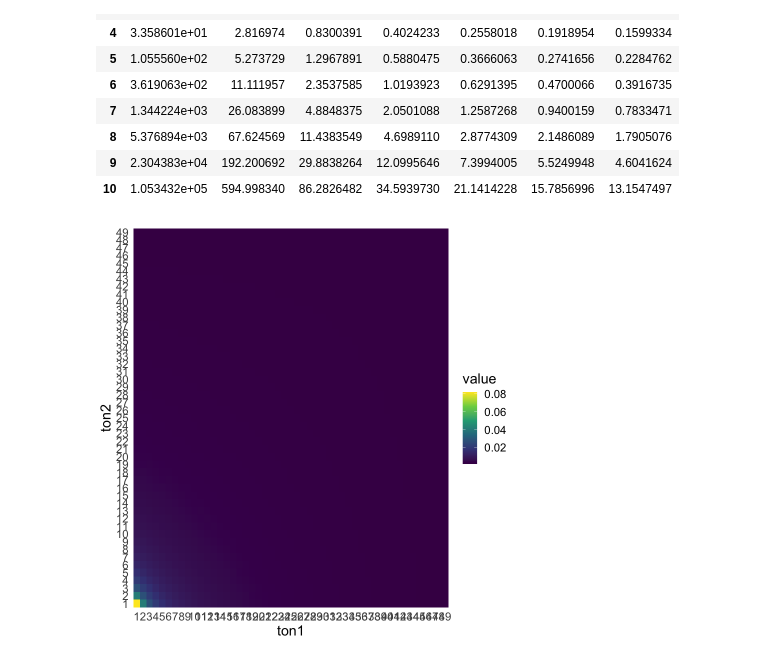
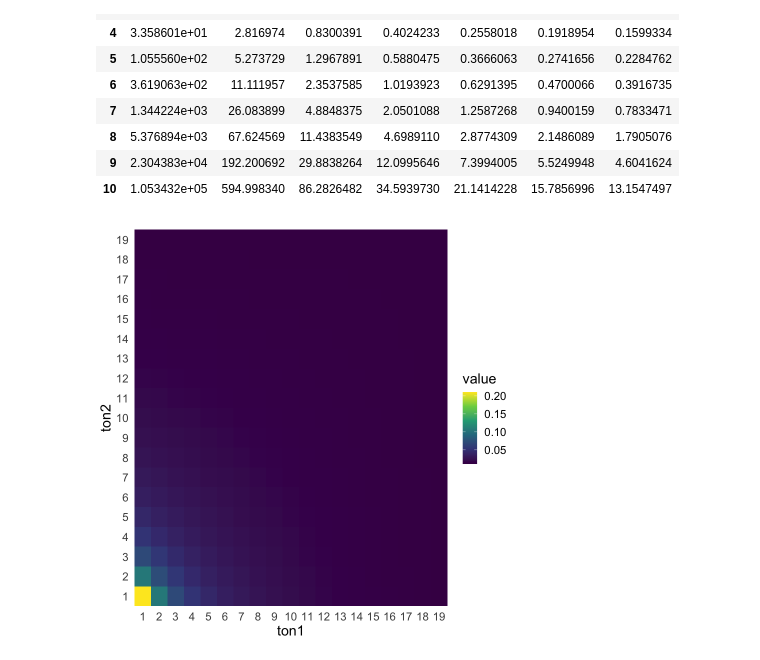
Before and after one commit to munch-group/phase-type-distributions, a Jupyter notebook: notebooks/partitions-R.ipynb, the cells around one changed output. Drawn from its saved outputs; the diff is of its cells as text; code cells hidden in the pictures.

```diff
--- a/notebooks/partitions-R.ipynb
+++ b/notebooks/partitions-R.ipynb
@@ -105,10 +91,10 @@ plot_cov_mat <- function(cov_mat) {
 # %%
 block_coalescent <- function(n) {
 
-    state_vector_length <- 1 + 1
+    state_vector_length <- 1
     graph <- create_graph(state_vector_length)
     starting_vertex <- vertex_at(graph, 1)
-    initial_state <- c(0, 0)
+    initial_state <- c(0)
     initial_state[1] <- n
     add_edge(starting_vertex, create_vertex(graph, initial_state), 1)
     index <- 2
@@ -128,7 +114,7 @@ block_coalescent <- function(n) {
     return(graph)
 }
 # %%
-n <- 4
+n <- 5
 graph <- block_coalescent(n)
 gam <- graph_as_matrix(graph)
 # %%
@@ -186,0 +157,24 @@ Precompute rewards for a range of sample sizes:
+# %%
+coalescent_reward_matrix <- function(n) {
+    rewards <- matrix(0, n, n)
+    for (p in equivalence_classes(n)) {
+        counts <- ton_counts(p, n)
+        rewards[length(p), ] <- rewards[length(p), ] + counts * multinom(counts)
+    }
+    rewards <- rewards[-1, -ncol(rewards)]
+    if (n == 2) {
+        stopifnot(0, "NOT IMPLEMENTED")
+        scale <- 2/sum(rewards)
+        rewards <- rewards * scale
+        rewards <- c(0, rewards, 0)
+    } else {
+        scale <- (2:n)/apply(rewards, 1, sum)
+        rewards <- rewards * scale
+        rewards <- t(rewards)[, ncol(rewards):1]
+        rewards <- cbind(rep(0, nrow(rewards)), rewards, rep(0, nrow(rewards)))
+    }
+    return(rewards)
+}
+rewards <- coalescent_reward_matrix(5)
+print(rewards)
+expectation(graph, rewards[3, ])
@@ -209,13 +259,13 @@ Precompute rewards for a range of sample sizes:
 # %%
 library(parallel)
 
-redo_sfs_rewards <- FALSE
+redo_sfs_rewards <- TRUE
 
 if (redo_sfs_rewards) {
-    v <- 3:60
-    n <- as.list(v)
-    names(n) <- v
-    sfs_rewards <- mclapply(n, get_block_rewards, mc.cores=detectCores())
+    v <- 3:20
+    n_list <- as.list(v)
+    names(n_list) <- v
+    sfs_rewards <- mclapply(n_list, coalescent_reward_matrix, mc.cores=detectCores())
     saveRDS(sfs_rewards, file="sfs_rewards.RData")
 } else {
     sfs_rewards <- readRDS(file="sfs_rewards.RData")
@@ -267,12 +314,12 @@ A data.frame: 10 × 7
 | 9 | 2.304383e+04 | 192.200692 | 29.8838264 | 12.0995646 | 7.3994005 | 5.5249948 | 4.6041624 |
 | 10 | 1.053432e+05 | 594.998340 | 86.2826482 | 34.5939730 | 21.1414228 | 15.7856996 | 13.1547497 |
 # %%
-n <- 50
+n <- 20
 graph <- block_coalescent(n)
 rewards <- sfs_rewards[[as.character(n)]]
 plot_cov_mat(get_cov_mat(graph, rewards))
 # %% [output]
-[figure, old version]
+[figure, new version]
 # %%
 
 plot_sfs(graph, rewards)
```
Also changed, not shown: parts of 28 cells of this notebook, 3 other files.
